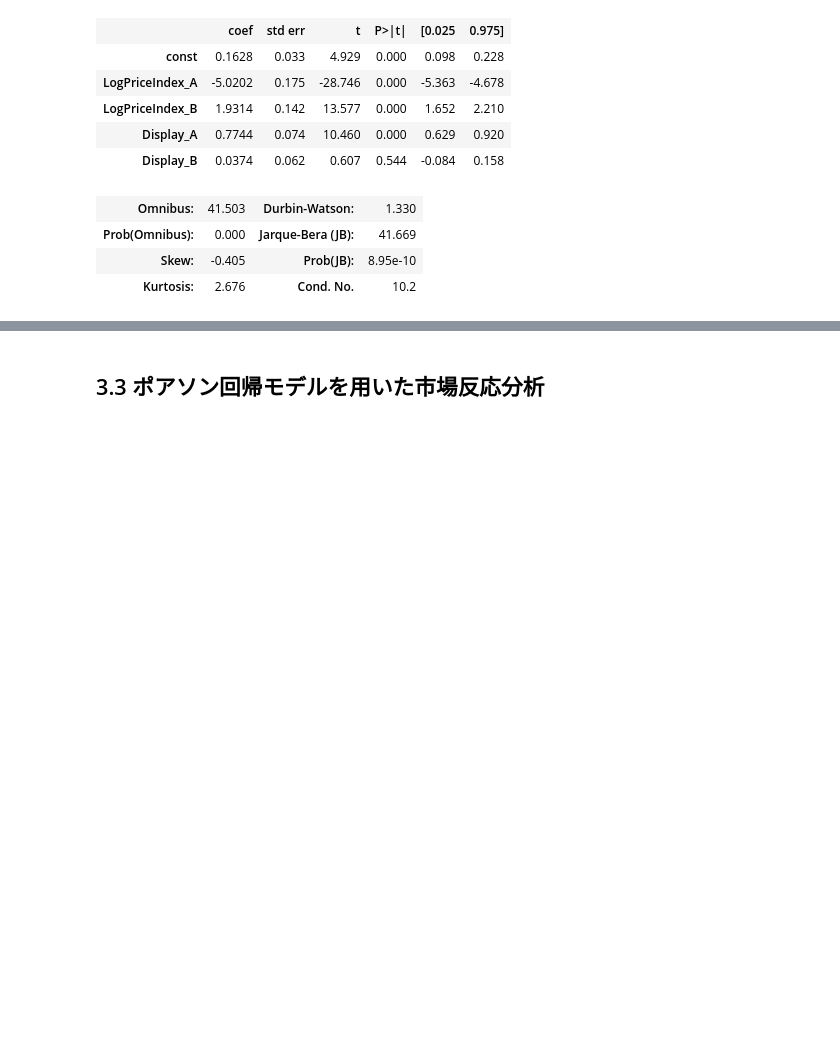
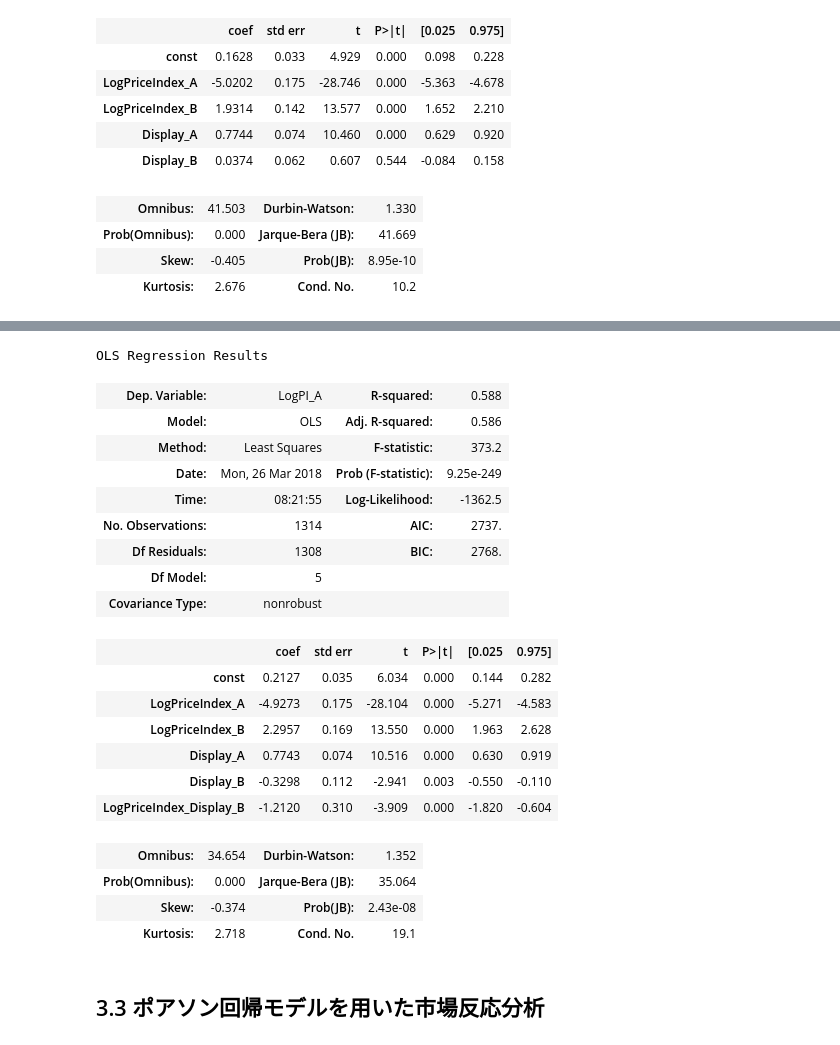
Before and after one commit to cafew/statistical_modeling_for_marketing, a Jupyter notebook: chapter3.ipynb, the cells around one changed output, grey strips where cells are left out. Drawn from its saved outputs; the diff is of its cells as text; code cells hidden in the pictures; blank space fills up the shorter version.

```diff
--- a/chapter3.ipynb
+++ b/chapter3.ipynb
@@ -152,3 +153,34 @@ data1.corr()
+# %%
+# LogPriceIndex_B×Display_Bの交互作用項を追加
+data1['LogPriceIndex_Display_B'] = data1['LogPriceIndex_B'] * data1['Display_B']
+
+model = sm.OLS(data1['LogPI_A'],
+               sm.add_constant(data1[['LogPriceIndex_A', 'LogPriceIndex_B', 'Display_A', 'Display_B', 'LogPriceIndex_Display_B']]))
+result = model.fit()
+
+result.summary()
+# %% [output]
+OLS Regression Results
+| Dep. Variable: | LogPI_A | R-squared: | 0.588 |
+| Model: | OLS | Adj. R-squared: | 0.586 |
+| Method: | Least Squares | F-statistic: | 373.2 |
+| Date: | Mon, 26 Mar 2018 | Prob (F-statistic): | 9.25e-249 |
+| Time: | 08:21:55 | Log-Likelihood: | -1362.5 |
+| No. Observations: | 1314 | AIC: | 2737. |
+| Df Residuals: | 1308 | BIC: | 2768. |
+| Df Model: | 5 |  |  |
+| Covariance Type: | nonrobust |  |  |
+|  | coef | std err | t | P>|t| | [0.025 | 0.975] |
+| const | 0.2127 | 0.035 | 6.034 | 0.000 | 0.144 | 0.282 |
+| LogPriceIndex_A | -4.9273 | 0.175 | -28.104 | 0.000 | -5.271 | -4.583 |
+| LogPriceIndex_B | 2.2957 | 0.169 | 13.550 | 0.000 | 1.963 | 2.628 |
+| Display_A | 0.7743 | 0.074 | 10.516 | 0.000 | 0.630 | 0.919 |
+| Display_B | -0.3298 | 0.112 | -2.941 | 0.003 | -0.550 | -0.110 |
+| LogPriceIndex_Display_B | -1.2120 | 0.310 | -3.909 | 0.000 | -1.820 | -0.604 |
+| Omnibus: | 34.654 | Durbin-Watson: | 1.352 |
+| Prob(Omnibus): | 0.000 | Jarque-Bera (JB): | 35.064 |
+| Skew: | -0.374 | Prob(JB): | 2.43e-08 |
+| Kurtosis: | 2.718 | Cond. No. | 19.1 |
 # %% [markdown]
 ## 3.3 ポアソン回帰モデルを用いた市場反応分析
 # %% [markdown]
```
Also changed, not shown: parts of 2 cells of this notebook.
